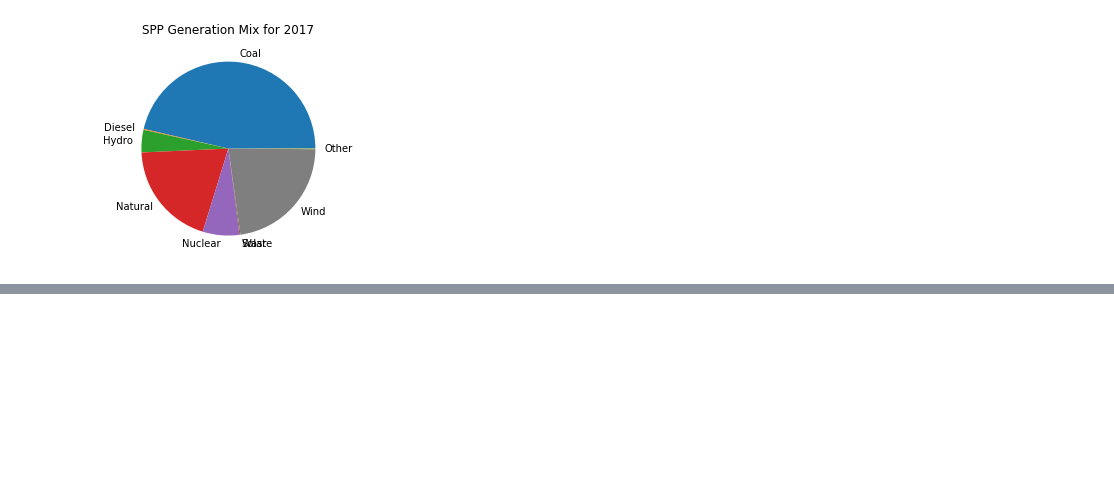
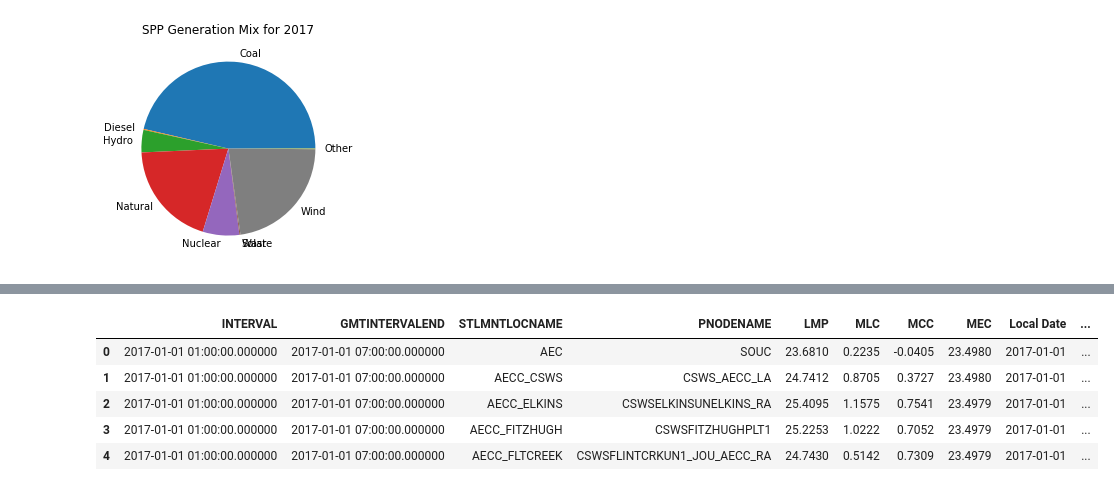
Before and after one commit to felipeascouto/energy, a Jupyter notebook: research_p1.ipynb, the cells around one changed output, grey strips where cells are left out. Drawn from its saved outputs; the diff is of its cells as text; code cells hidden in the pictures; blank space fills up the shorter version.

```diff
--- a/research_p1.ipynb
+++ b/research_p1.ipynb
@@ -84,0 +94,20 @@ gen_mix
+# %%
+# Iterates through every location (more granular, but slower)
+DA_intervals = DA[DA.columns[0]].values.tolist()
+DA_dates = []
+DA_hours = []
+for interval in DA_intervals:
+    date = interval.split(' ')[0]
+    DA_dates.append(dt.datetime.strptime(date,'%Y-%m-%d').date())
+    hour = interval.split(' ')[1].split('.')[0]
+    DA_hours.append(dt.datetime.strptime(hour,'%H:%M:%S').time())
+DA['Local Date'] = np.array(DA_dates)
+DA['Local Time'] = np.array(DA_hours)
+DA.head()
+# %% [output]
+|  | INTERVAL | GMTINTERVALEND | STLMNTLOCNAME | PNODENAME | LMP | MLC | MCC | MEC | Local Date | ... |
+| 0 | 2017-01-01 01:00:00.000000 | 2017-01-01 07:00:00.000000 | AEC | SOUC | 23.6810 | 0.2235 | -0.0405 | 23.4980 | 2017-01-01 | ... |
+| 1 | 2017-01-01 01:00:00.000000 | 2017-01-01 07:00:00.000000 | AECC_CSWS | CSWS_AECC_LA | 24.7412 | 0.8705 | 0.3727 | 23.4980 | 2017-01-01 | ... |
+| 2 | 2017-01-01 01:00:00.000000 | 2017-01-01 07:00:00.000000 | AECC_ELKINS | CSWSELKINSUNELKINS_RA | 25.4095 | 1.1575 | 0.7541 | 23.4979 | 2017-01-01 | ... |
+| 3 | 2017-01-01 01:00:00.000000 | 2017-01-01 07:00:00.000000 | AECC_FITZHUGH | CSWSFITZHUGHPLT1 | 25.2253 | 1.0222 | 0.7052 | 23.4979 | 2017-01-01 | ... |
+| 4 | 2017-01-01 01:00:00.000000 | 2017-01-01 07:00:00.000000 | AECC_FLTCREEK | CSWSFLINTCRKUN1_JOU_AECC_RA | 24.7430 | 0.5142 | 0.7309 | 23.4979 | 2017-01-01 | ... |
```
Also changed, not shown: parts of 11 cells of this notebook.
